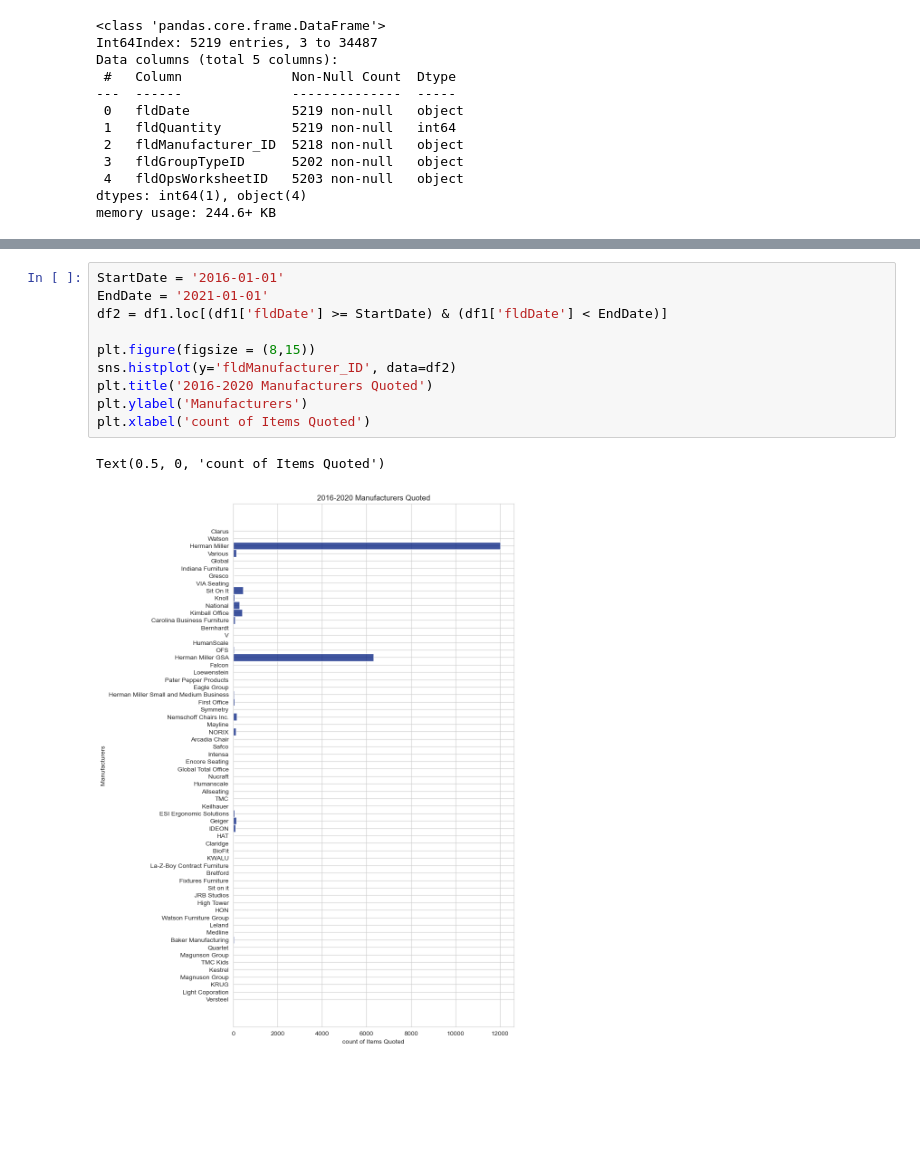
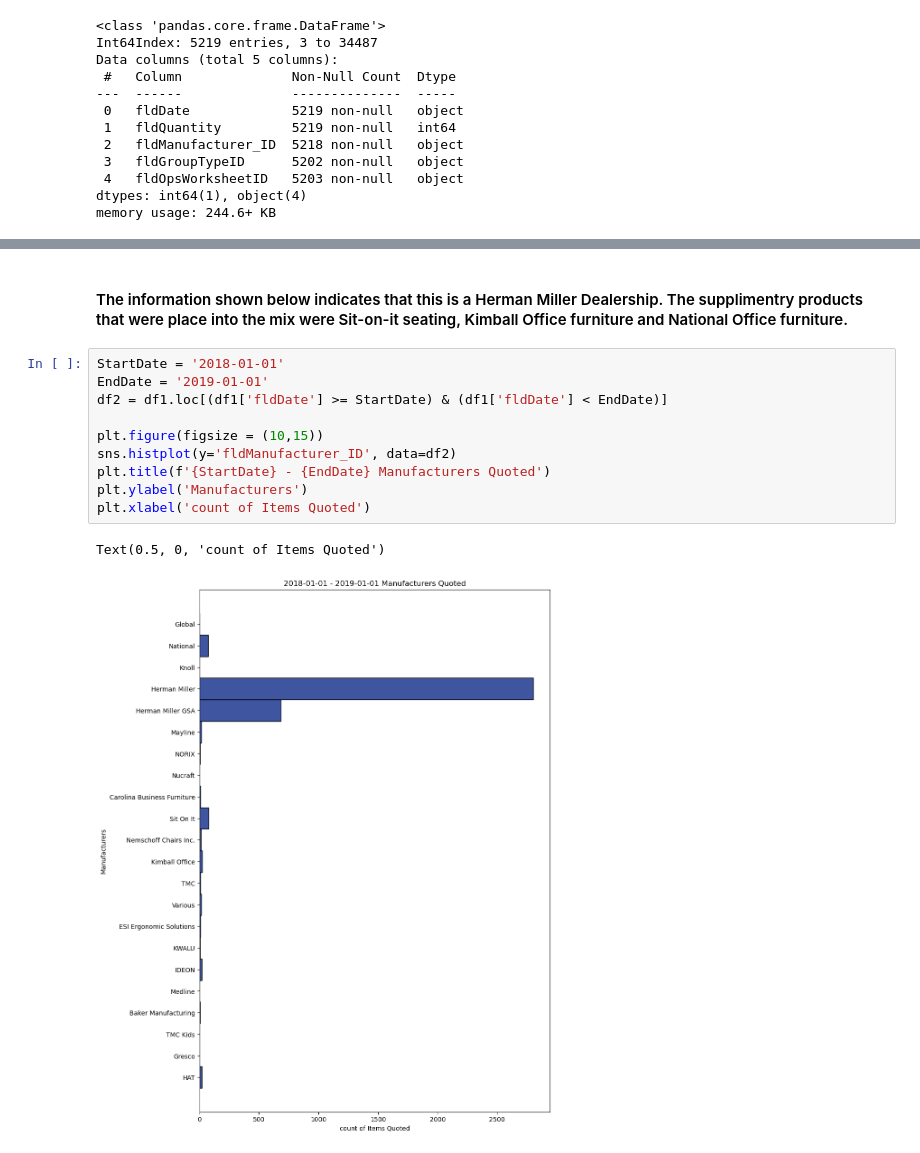
Before and after one commit to Alum-Truetime/OHMS_Data_Analysis, a Jupyter notebook: OHMS_Python/Capstone_Data_Analysis.ipynb, the cells around one changed output, grey strips where cells are left out. Saved outputs shown, nothing was run; the diff lists cells and outputs as text; blank space fills up the shorter version.

```diff
--- a/OHMS_Python/Capstone_Data_Analysis.ipynb
+++ b/OHMS_Python/Capstone_Data_Analysis.ipynb
@@ -101,13 +93,15 @@ df_Filt
+# %% [markdown]
+#### The information shown below indicates that this is a Herman Miller Dealership. The supplimentry products that were place into the mix were Sit-on-it seating, Kimball Office furniture and National Office furniture.
 # %%
-StartDate = '2016-01-01'
-EndDate = '2021-01-01'
+StartDate = '2018-01-01'
+EndDate = '2019-01-01'
 df2 = df1.loc[(df1['fldDate'] >= StartDate) & (df1['fldDate'] < EndDate)]
 
-plt.figure(figsize = (8,15))
+plt.figure(figsize = (10,15))
 sns.histplot(y='fldManufacturer_ID', data=df2)
-plt.title('2016-2020 Manufacturers Quoted')
+plt.title(f'{StartDate} - {EndDate} Manufacturers Quoted')
 plt.ylabel('Manufacturers')
 plt.xlabel('count of Items Quoted')
 # %% [output]
 Text(0.5, 0, 'count of Items Quoted')
-[figure, old version]
+[figure, new version]
```
Also changed, not shown: parts of 8 cells of this notebook, 2 other files.
